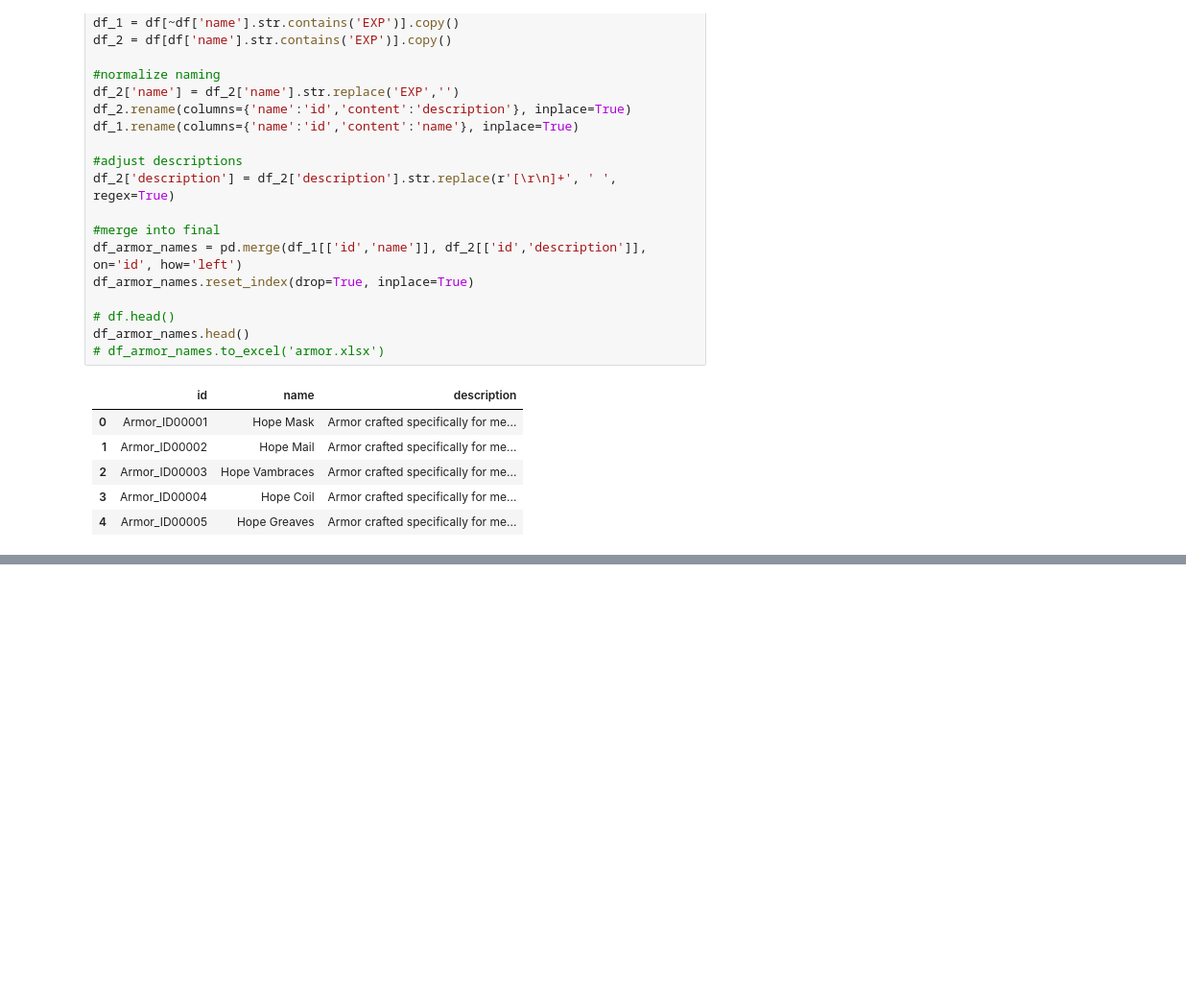
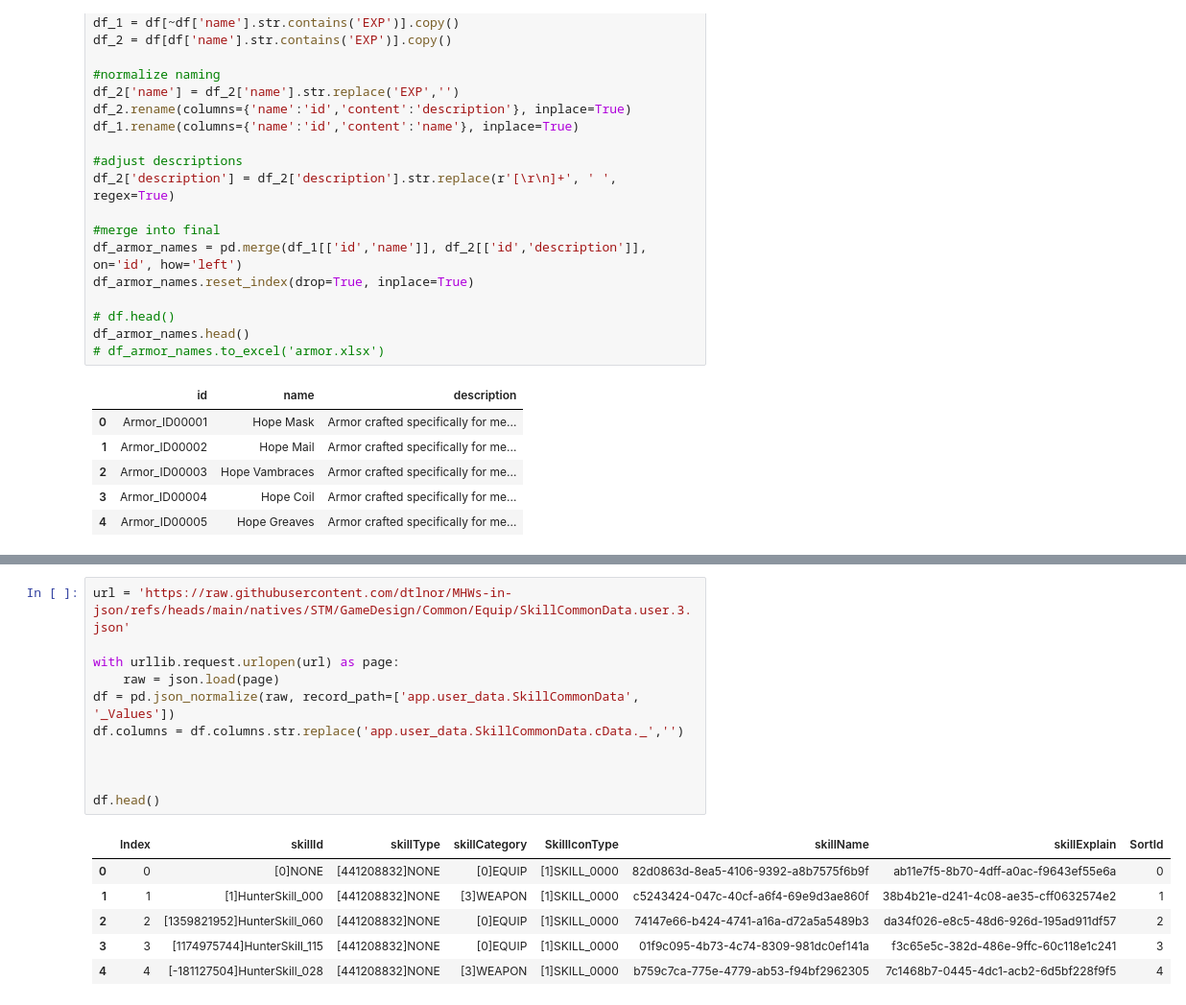
Before and after one commit to NoswalDev/MHRice_Wrangler, a Jupyter notebook: MHWilds_Skills.ipynb, the cells around one changed output, grey strips where cells are left out. Shown at 96% size. Drawn from its saved outputs; the diff is of its cells as text; blank space fills up the shorter version.

```diff
--- a/MHWilds_Skills.ipynb
+++ b/MHWilds_Skills.ipynb
@@ -576,0 +745,18 @@ df_armor_names.head()
+# %%
+url = 'https://raw.githubusercontent.com/dtlnor/MHWs-in-json/refs/heads/main/natives/STM/GameDesign/Common/Equip/SkillCommonData.user.3.json'
+
+with urllib.request.urlopen(url) as page:
+    raw = json.load(page)
+df = pd.json_normalize(raw, record_path=['app.user_data.SkillCommonData', '_Values'])
+df.columns = df.columns.str.replace('app.user_data.SkillCommonData.cData._','')
+
+
+
+df.head()
+# %% [output]
+|  | Index | skillId | skillType | skillCategory | SkillIconType | skillName | skillExplain | SortId |
+| 0 | 0 | [0]NONE | [441208832]NONE | [0]EQUIP | [1]SKILL_0000 | 82d0863d-8ea5-4106-9392-a8b7575f6b9f | ab11e7f5-8b70-4dff-a0ac-f9643ef55e6a | 0 |
+| 1 | 1 | [1]HunterSkill_000 | [441208832]NONE | [3]WEAPON | [1]SKILL_0000 | c5243424-047c-40cf-a6f4-69e9d3ae860f | 38b4b21e-d241-4c08-ae35-cff0632574e2 | 1 |
+| 2 | 2 | [1359821952]HunterSkill_060 | [441208832]NONE | [0]EQUIP | [1]SKILL_0000 | 74147e66-b424-4741-a16a-d72a5a5489b3 | da34f026-e8c5-48d6-926d-195ad911df57 | 2 |
+| 3 | 3 | [1174975744]HunterSkill_115 | [441208832]NONE | [0]EQUIP | [1]SKILL_0000 | 01f9c095-4b73-4c74-8309-981dc0ef141a | f3c65e5c-382d-486e-9ffc-60c118e1c241 | 3 |
+| 4 | 4 | [-181127504]HunterSkill_028 | [441208832]NONE | [3]WEAPON | [1]SKILL_0000 | b759c7ca-775e-4779-ab53-f94bf2962305 | 7c1468b7-0445-4dc1-acb2-6d5bf228f9f5 | 4 |
```
Also changed, not shown: parts of 18 cells of this notebook.
